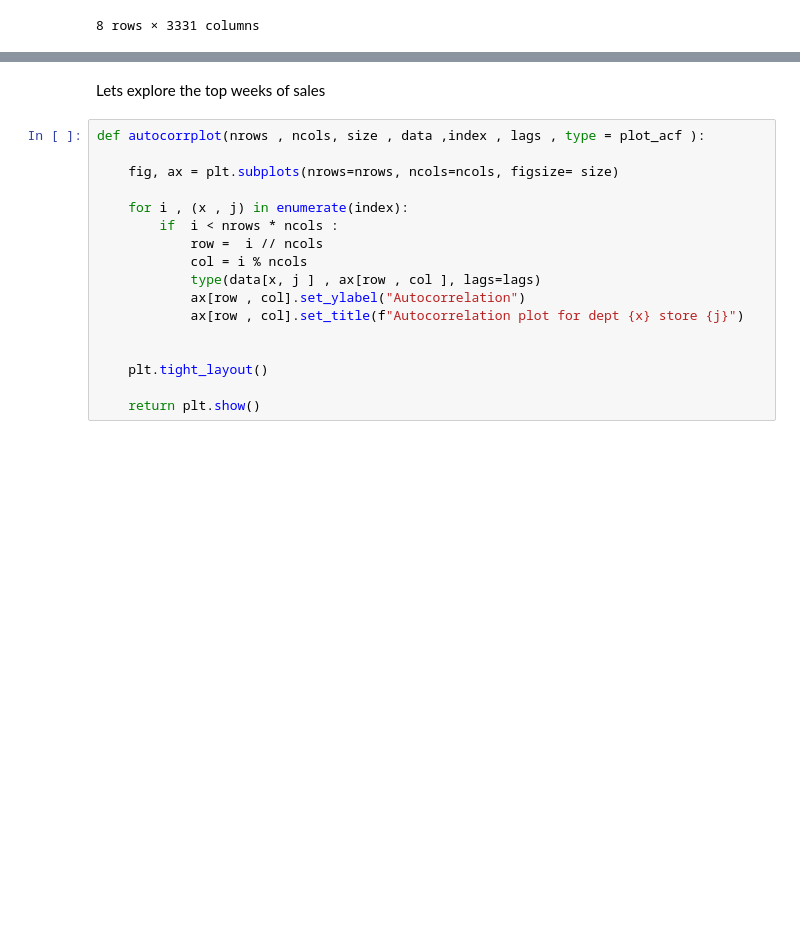
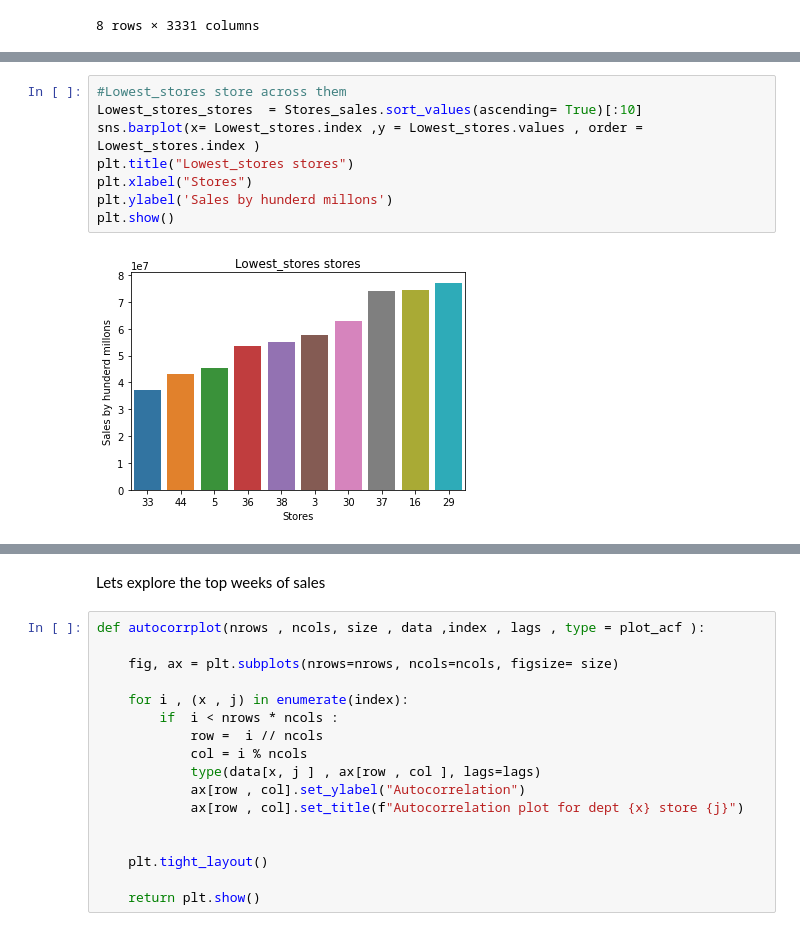
Before and after one commit to AnasElshaer01/Walmart-Sales-Forcasting, a Jupyter notebook: EDA.ipynb, the cells around one changed output, grey strips where cells are left out. Saved outputs shown, nothing was run; the diff lists cells and outputs as text; blank space fills up the shorter version.

```diff
--- a/EDA.ipynb
+++ b/EDA.ipynb
@@ -239,2 +142,12 @@ plt.show()
+# %%
+#Lowest_stores store across them
+Lowest_stores_stores  = Stores_sales.sort_values(ascending= True)[:10]
+sns.barplot(x= Lowest_stores.index ,y = Lowest_stores.values , order = Lowest_stores.index )
+plt.title("Lowest_stores stores")
+plt.xlabel("Stores")
+plt.ylabel('Sales by hunderd millons')
+plt.show()
+# %% [output]
+[figure, added]
 # %%
 #top departments across all stores
```
Also changed, not shown: parts of 27 cells of this notebook.
